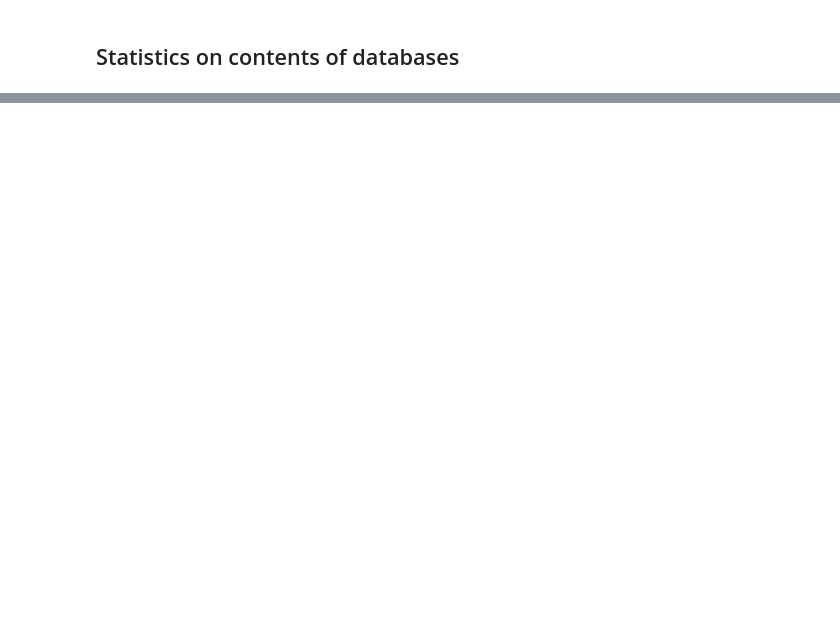
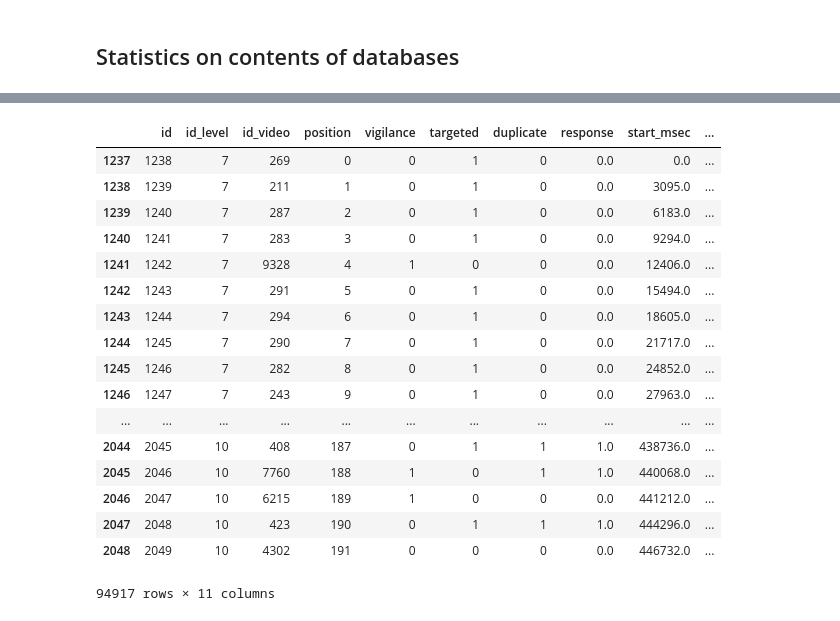
Before and after one commit to cfosco/video-mem-annot, a Jupyter notebook: mturk/memento_database_results_handling.ipynb, the cells around one changed output, grey strips where cells are left out. Drawn from its saved outputs; the diff is of its cells as text; code cells hidden in the pictures; blank space fills up the shorter version.

```diff
--- a/mturk/memento_database_results_handling.ipynb
+++ b/mturk/memento_database_results_handling.ipynb
@@ -166,0 +265,21 @@ show_distribution(df_nona_levels['false_pos_rate'], title='FPR distribution')
+# %%
+display(df_nona_presentations)
+# %% [output]
+|  | id | id_level | id_video | position | vigilance | targeted | duplicate | response | start_msec | ... |
+| 1237 | 1238 | 7 | 269 | 0 | 0 | 1 | 0 | 0.0 | 0.0 | ... |
+| 1238 | 1239 | 7 | 211 | 1 | 0 | 1 | 0 | 0.0 | 3095.0 | ... |
+| 1239 | 1240 | 7 | 287 | 2 | 0 | 1 | 0 | 0.0 | 6183.0 | ... |
+| 1240 | 1241 | 7 | 283 | 3 | 0 | 1 | 0 | 0.0 | 9294.0 | ... |
+| 1241 | 1242 | 7 | 9328 | 4 | 1 | 0 | 0 | 0.0 | 12406.0 | ... |
+| 1242 | 1243 | 7 | 291 | 5 | 0 | 1 | 0 | 0.0 | 15494.0 | ... |
+| 1243 | 1244 | 7 | 294 | 6 | 0 | 1 | 0 | 0.0 | 18605.0 | ... |
+| 1244 | 1245 | 7 | 290 | 7 | 0 | 1 | 0 | 0.0 | 21717.0 | ... |
+| 1245 | 1246 | 7 | 282 | 8 | 0 | 1 | 0 | 0.0 | 24852.0 | ... |
+| 1246 | 1247 | 7 | 243 | 9 | 0 | 1 | 0 | 0.0 | 27963.0 | ... |
+| ... | ... | ... | ... | ... | ... | ... | ... | ... | ... | ... |
+| 2044 | 2045 | 10 | 408 | 187 | 0 | 1 | 1 | 1.0 | 438736.0 | ... |
+| 2045 | 2046 | 10 | 7760 | 188 | 1 | 0 | 1 | 1.0 | 440068.0 | ... |
+| 2046 | 2047 | 10 | 6215 | 189 | 1 | 0 | 0 | 0.0 | 441212.0 | ... |
+| 2047 | 2048 | 10 | 423 | 190 | 0 | 1 | 1 | 1.0 | 444296.0 | ... |
+| 2048 | 2049 | 10 | 4302 | 191 | 0 | 0 | 0 | 0.0 | 446732.0 | ... |
+94917 rows × 11 columns
```
Also changed, not shown: parts of 38 cells of this notebook, 1 other file.
